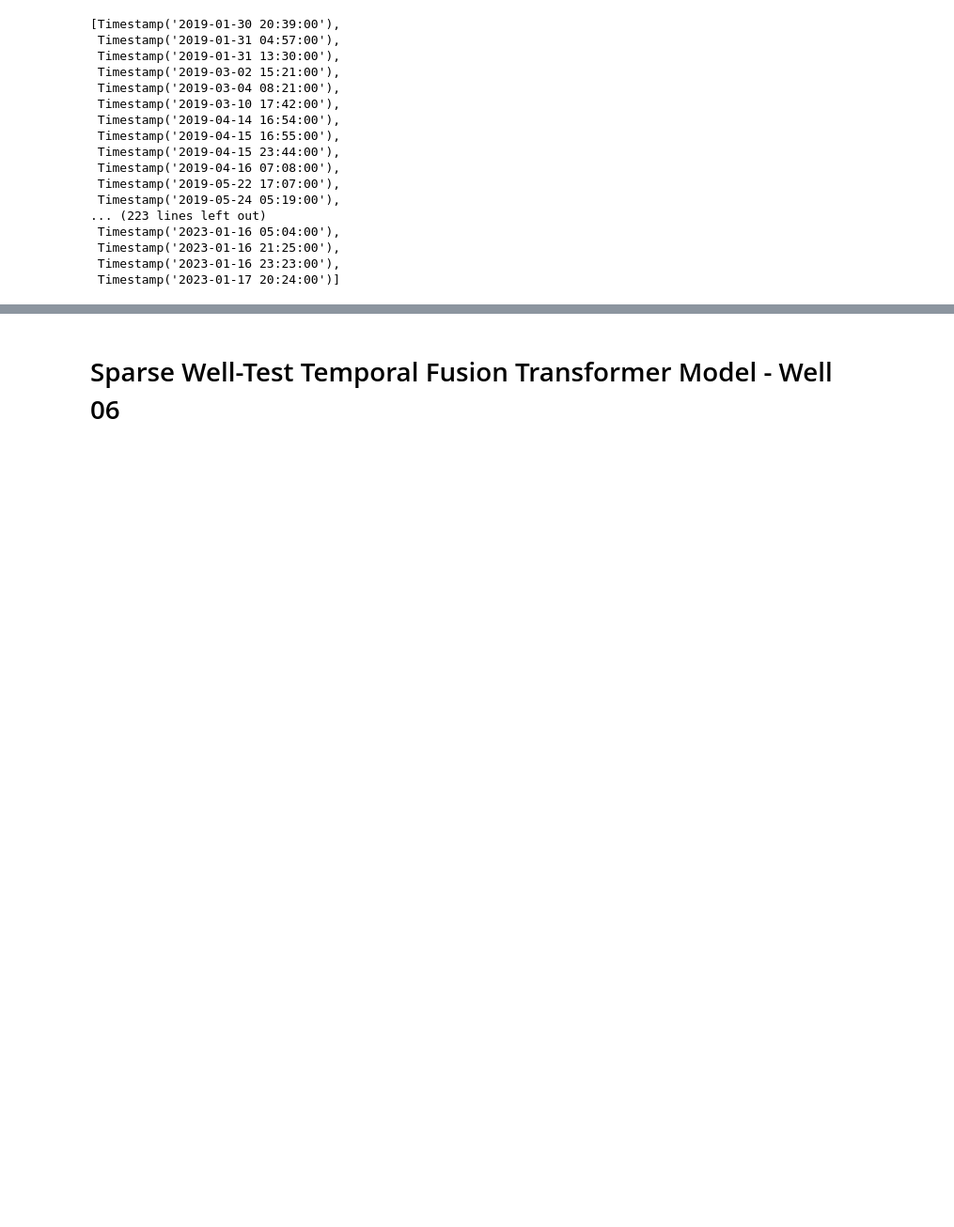
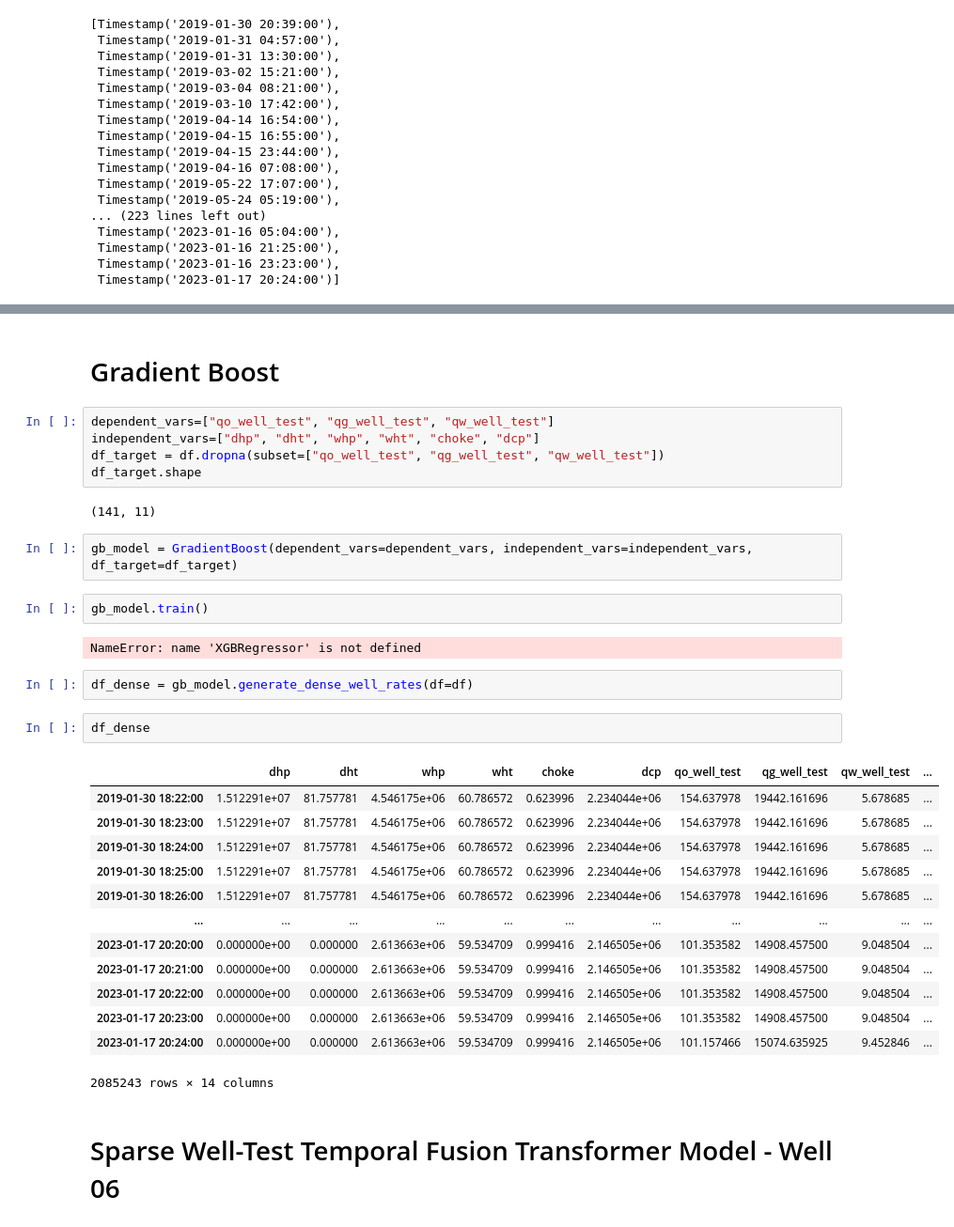
Before and after one commit to pcperera/vfm, a Jupyter notebook: well_06_swt_tft.ipynb, the cells around one changed output, grey strips where cells are left out. Shown: that part at 94% size. Drawn from its saved outputs; the diff is of its cells as text; blank space fills up the shorter version.

Commit message:
Add xgboost model

```diff
--- a/well_06_swt_tft.ipynb
+++ b/well_06_swt_tft.ipynb
@@ -91,3 +124,36 @@ See the caveats in the documentation: https://pandas.pydata.org/pandas-docs/stab
+# %% [markdown]
+# Gradient Boost
+# %%
+dependent_vars=["qo_well_test", "qg_well_test", "qw_well_test"]
+independent_vars=["dhp", "dht", "whp", "wht", "choke", "dcp"]
+df_target = df.dropna(subset=["qo_well_test", "qg_well_test", "qw_well_test"])
+df_target.shape
+# %% [output]
+(141, 11)
+# %%
+gb_model = GradientBoost(dependent_vars=dependent_vars, independent_vars=independent_vars, df_target=df_target)
+# %%
+gb_model.train()
+# %% [output]
+NameError: name 'XGBRegressor' is not defined
+# %%
+df_dense = gb_model.generate_dense_well_rates(df=df)
+# %%
+df_dense
+# %% [output]
+|  | dhp | dht | whp | wht | choke | dcp | qo_well_test | qg_well_test | qw_well_test | ... |
+| 2019-01-30 18:22:00 | 1.512291e+07 | 81.757781 | 4.546175e+06 | 60.786572 | 0.623996 | 2.234044e+06 | 154.637978 | 19442.161696 | 5.678685 | ... |
+| 2019-01-30 18:23:00 | 1.512291e+07 | 81.757781 | 4.546175e+06 | 60.786572 | 0.623996 | 2.234044e+06 | 154.637978 | 19442.161696 | 5.678685 | ... |
+| 2019-01-30 18:24:00 | 1.512291e+07 | 81.757781 | 4.546175e+06 | 60.786572 | 0.623996 | 2.234044e+06 | 154.637978 | 19442.161696 | 5.678685 | ... |
+| 2019-01-30 18:25:00 | 1.512291e+07 | 81.757781 | 4.546175e+06 | 60.786572 | 0.623996 | 2.234044e+06 | 154.637978 | 19442.161696 | 5.678685 | ... |
+| 2019-01-30 18:26:00 | 1.512291e+07 | 81.757781 | 4.546175e+06 | 60.786572 | 0.623996 | 2.234044e+06 | 154.637978 | 19442.161696 | 5.678685 | ... |
+| ... | ... | ... | ... | ... | ... | ... | ... | ... | ... | ... |
+| 2023-01-17 20:20:00 | 0.000000e+00 | 0.000000 | 2.613663e+06 | 59.534709 | 0.999416 | 2.146505e+06 | 101.353582 | 14908.457500 | 9.048504 | ... |
+| 2023-01-17 20:21:00 | 0.000000e+00 | 0.000000 | 2.613663e+06 | 59.534709 | 0.999416 | 2.146505e+06 | 101.353582 | 14908.457500 | 9.048504 | ... |
+| 2023-01-17 20:22:00 | 0.000000e+00 | 0.000000 | 2.613663e+06 | 59.534709 | 0.999416 | 2.146505e+06 | 101.353582 | 14908.457500 | 9.048504 | ... |
+| 2023-01-17 20:23:00 | 0.000000e+00 | 0.000000 | 2.613663e+06 | 59.534709 | 0.999416 | 2.146505e+06 | 101.353582 | 14908.457500 | 9.048504 | ... |
+| 2023-01-17 20:24:00 | 0.000000e+00 | 0.000000 | 2.613663e+06 | 59.534709 | 0.999416 | 2.146505e+06 | 101.157466 | 15074.635925 | 9.452846 | ... |
+2085243 rows × 14 columns
 # %% [markdown]
 # Sparse Well-Test Temporal Fusion Transformer Model - Well 06
 # %%
```
Also changed, not shown: parts of 10 cells of this notebook, 7 other files.
